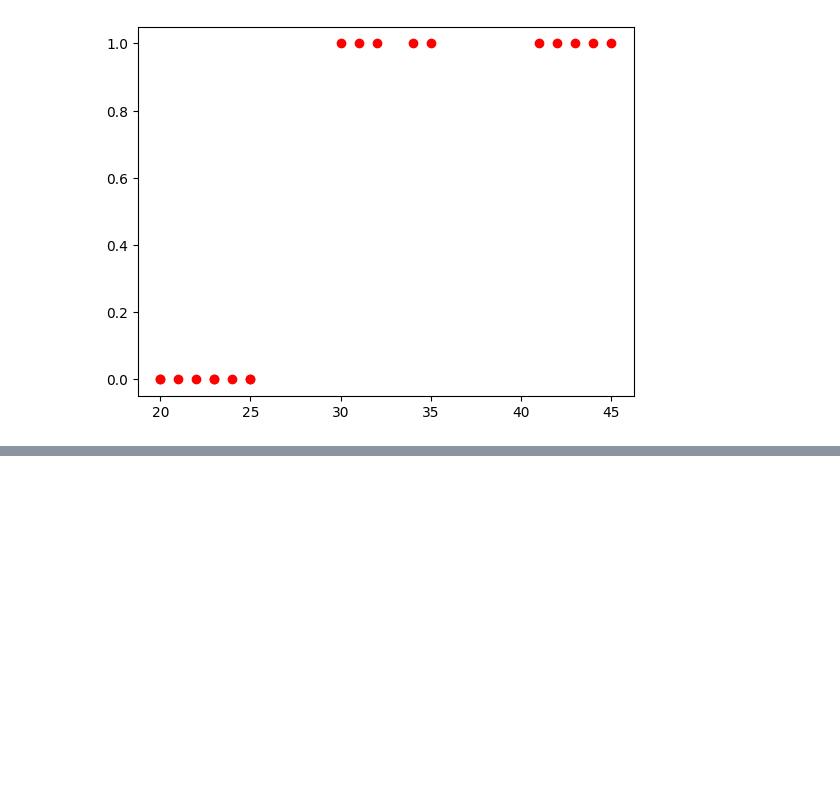
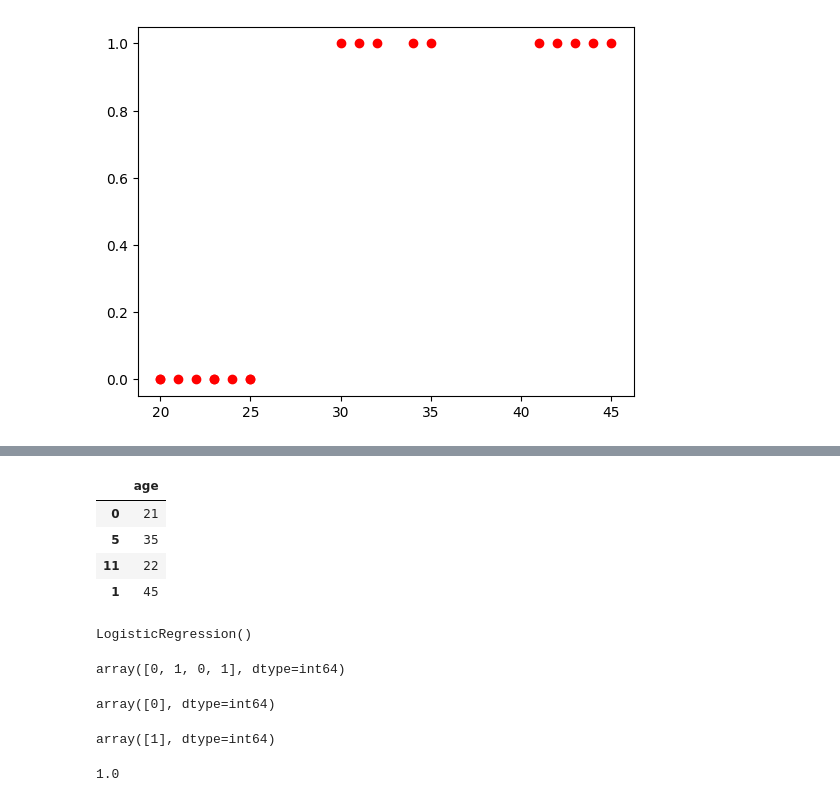
Before and after one commit to asad-subhani/Microsoft-certified-azure-ai-fundamentals, a Jupyter notebook: logisticrgrassion.ipynb, the cells around one changed output, grey strips where cells are left out. Cells and saved outputs as stored; diff of their text form; code cells hidden in the pictures; blank space fills up the shorter version.

```diff
--- a/logisticrgrassion.ipynb
+++ b/logisticrgrassion.ipynb
@@ -190,0 +184,31 @@ X_train
+# %%
+x_test
+# %% [output]
+|  | age |
+| 0 | 21 |
+| 5 | 35 |
+| 11 | 22 |
+| 1 | 45 |
+# %%
+from sklearn.linear_model import LogisticRegression
+model = LogisticRegression()
+model.fit(x_train, y_train)
+# %% [output]
+LogisticRegression()
+# %%
+model.predict(x_test)
+# %% [output]
+array([0, 1, 0, 1], dtype=int64)
+# %%
+model.predict([[27]])
+# %% [output]
+array([0], dtype=int64)
+# %%
+model.predict([[28]])
+# %% [output]
+array([1], dtype=int64)
+# %%
+#confussion matrix
+model.score(x_test, y_test)
+# %% [output]
+1.0
```
Also changed, not shown: parts of 12 cells of this notebook, 3 other files.
